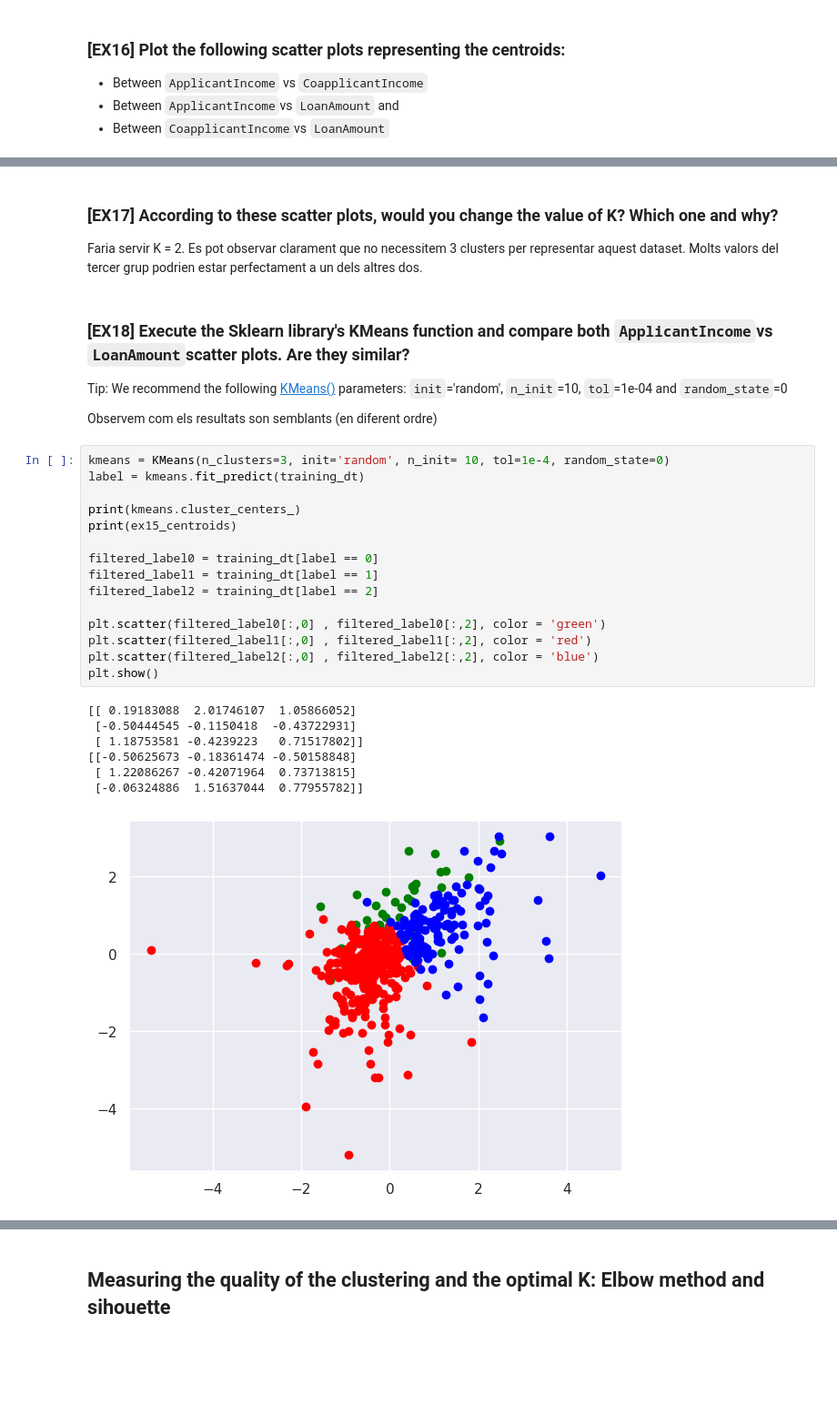
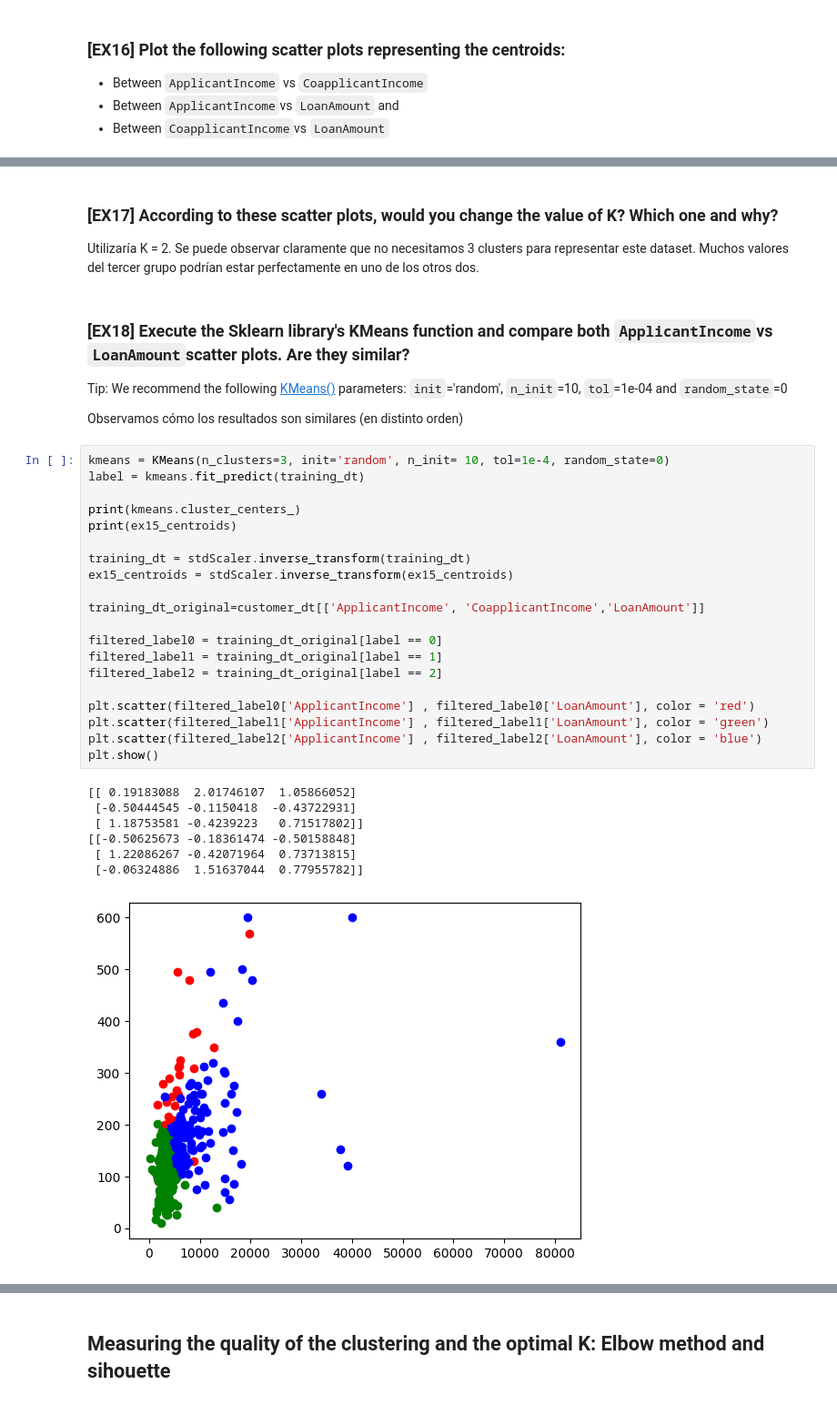
Before and after one commit to WdnLiu/ML2023, a Jupyter notebook: ML2023-main/Project_students/P5_students.ipynb, the cells around one changed output, grey strips where cells are left out. Shown at 91% size. Drawn from its saved outputs; the diff is of its cells as text; blank space fills up the shorter version.

Commit message:
estaras contento liu

```diff
--- a/ML2023-main/Project_students/P5_students.ipynb
+++ b/ML2023-main/Project_students/P5_students.ipynb
@@ -732,32 +744,37 @@ plt.show()
 # %% [markdown]
 ### **[EX17]** According to these scatter plots, would you change the value of K? Which one and why?
-Faria servir K = 2. Es pot observar clarament que no necessitem 3 clusters per representar aquest dataset. Molts valors del tercer grup podrien estar perfectament a un dels altres dos.
+Utilizaría K = 2. Se puede observar claramente que no necesitamos 3 clusters para representar este dataset. Muchos valores del tercer grupo podrían estar perfectamente en uno de los otros dos.
 # %% [markdown]
 ### [**EX18**] Execute the Sklearn library's KMeans function and compare both `ApplicantIncome`vs `LoanAmount`scatter plots. Are they similar?
 
 Tip: We recommend the following  [KMeans()](https://scikit-learn.org/stable/modules/generated/sklearn.cluster.KMeans.html) parameters: `init`='random', `n_init`=10, `tol`=1e-04 and `random_state`=0
 
-Observem com els resultats son semblants (en diferent ordre)
+Observamos cómo los resultados son similares (en distinto orden)
 # %%
 kmeans = KMeans(n_clusters=3, init='random', n_init= 10, tol=1e-4, random_state=0)
 label = kmeans.fit_predict(training_dt)
 
 print(kmeans.cluster_centers_)
 print(ex15_centroids)
 
-filtered_label0 = training_dt[label == 0]
-filtered_label1 = training_dt[label == 1]
-filtered_label2 = training_dt[label == 2]
+training_dt = stdScaler.inverse_transform(training_dt)
+ex15_centroids = stdScaler.inverse_transform(ex15_centroids)
 
-plt.scatter(filtered_label0[:,0] , filtered_label0[:,2], color = 'green')
-plt.scatter(filtered_label1[:,0] , filtered_label1[:,2], color = 'red')
-plt.scatter(filtered_label2[:,0] , filtered_label2[:,2], color = 'blue')
+training_dt_original=customer_dt[['ApplicantIncome', 'CoapplicantIncome','LoanAmount']]
+
+filtered_label0 = training_dt_original[label == 0]
+filtered_label1 = training_dt_original[label == 1]
+filtered_label2 = training_dt_original[label == 2]
+
+plt.scatter(filtered_label0['ApplicantIncome'] , filtered_label0['LoanAmount'], color = 'red')
+plt.scatter(filtered_label1['ApplicantIncome'] , filtered_label1['LoanAmount'], color = 'green')
+plt.scatter(filtered_label2['ApplicantIncome'] , filtered_label2['LoanAmount'], color = 'blue')
 plt.show()
 # %% [output]
 [[ 0.19183088  2.01746107  1.05866052]
  [-0.50444545 -0.1150418  -0.43722931]
  [ 1.18753581 -0.4239223   0.71517802]]
 [[-0.50625673 -0.18361474 -0.50158848]
  [ 1.22086267 -0.42071964  0.73713815]
  [-0.06324886  1.51637044  0.77955782]]
-[figure, old version]
+[figure, new version]
```
Also changed, not shown: parts of 58 cells of this notebook.
